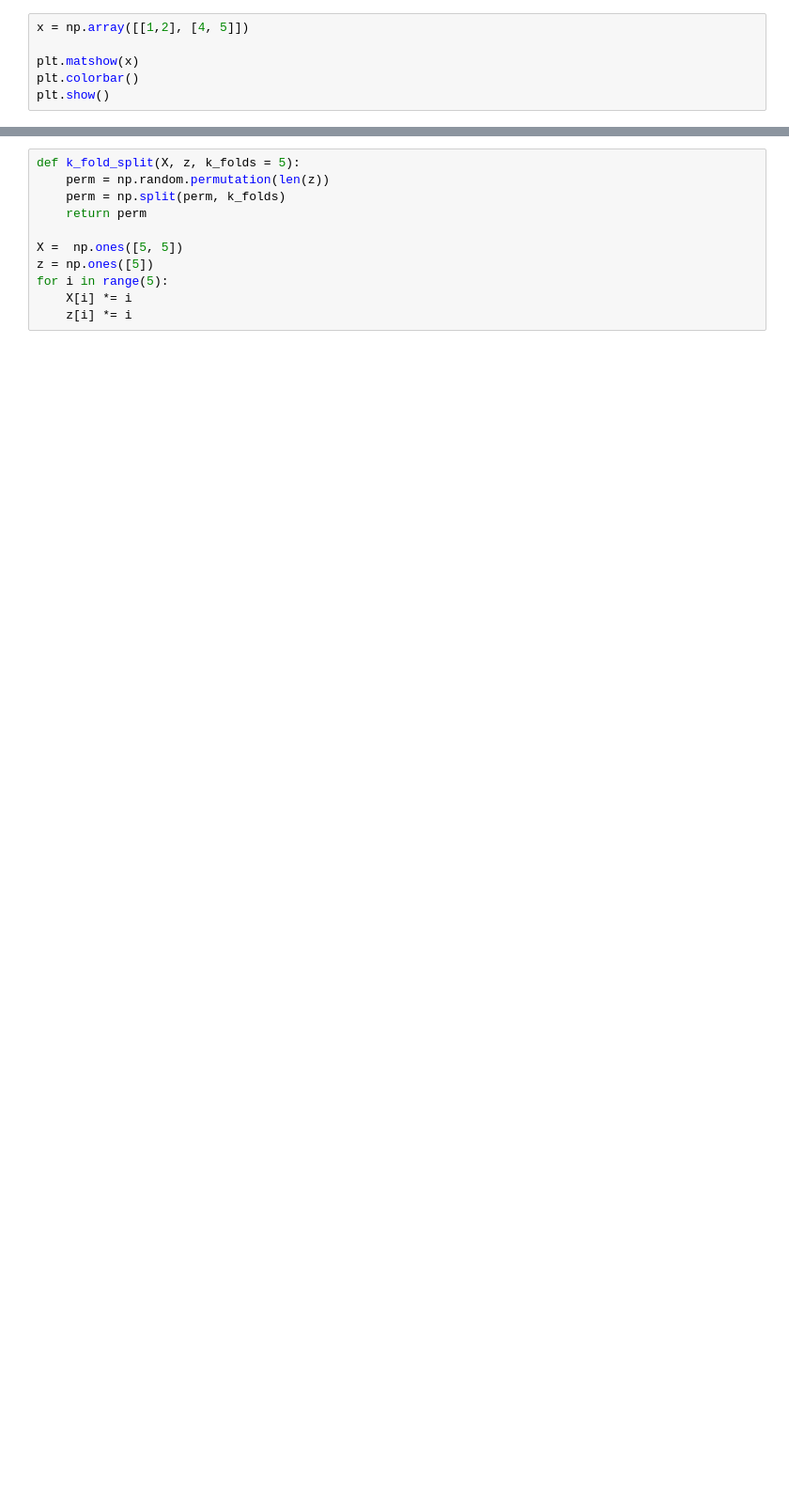
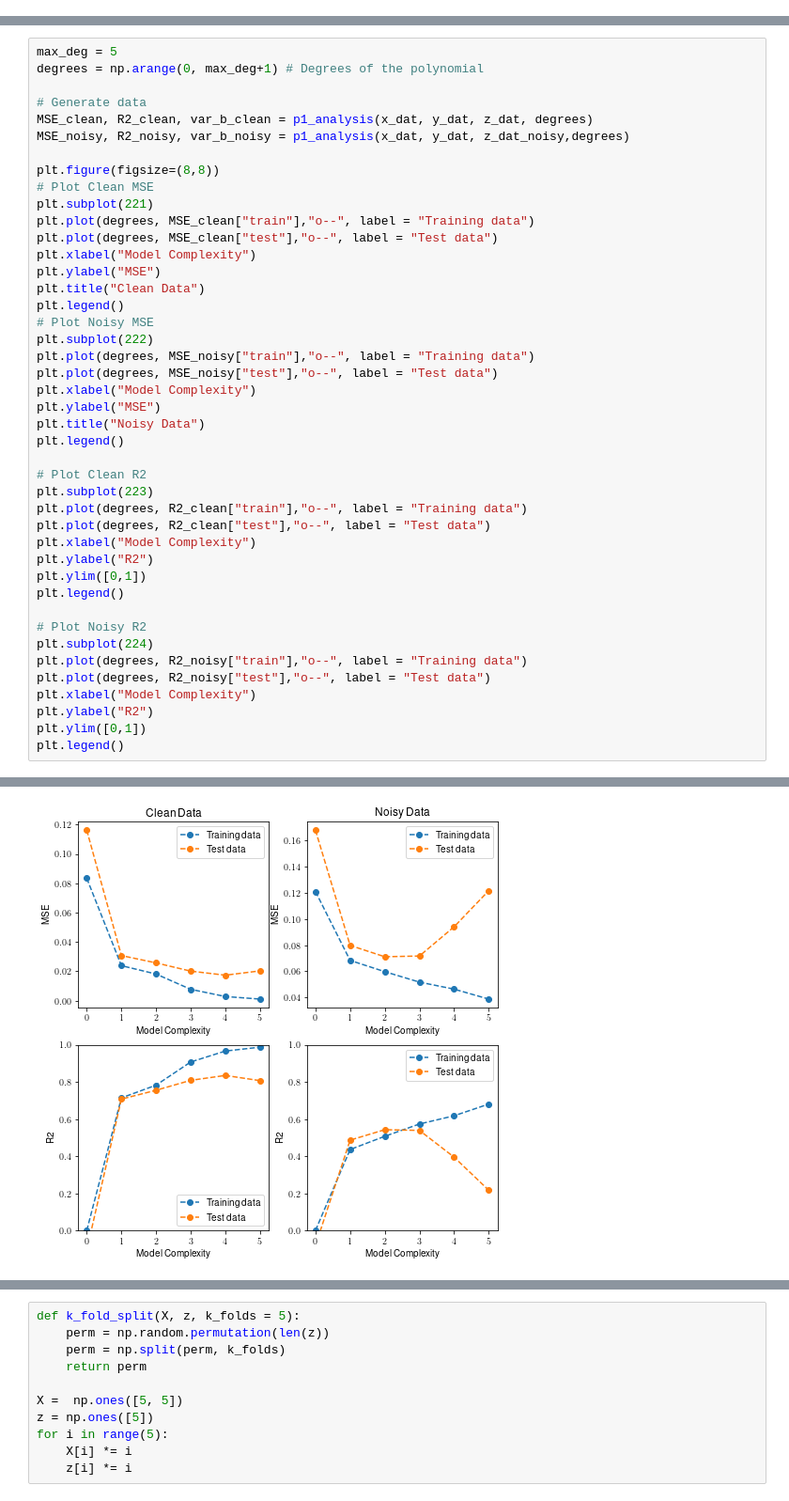
Before and after one commit to nicholaskarlsen/FYS-STK4155, a Jupyter notebook: project_1/notebooks/Untitled.ipynb, the cells around one changed output, grey strips where cells are left out. Shown at 94% size. Cells and saved outputs as stored; diff of their text form; blank space fills up the shorter version.

```diff
--- a/project_1/notebooks/Untitled.ipynb
+++ b/project_1/notebooks/Untitled.ipynb
@@ -62,6 +15,0 @@ plt.legend()
-# %%
-x = np.array([[1,2], [4, 5]])
-
-plt.matshow(x)
-plt.colorbar()
-plt.show()
@@ -76,0 +69,44 @@ print(beta)
+# %%
+max_deg = 5
+degrees = np.arange(0, max_deg+1) # Degrees of the polynomial
+
+# Generate data
+MSE_clean, R2_clean, var_b_clean = p1_analysis(x_dat, y_dat, z_dat, degrees)
+MSE_noisy, R2_noisy, var_b_noisy = p1_analysis(x_dat, y_dat, z_dat_noisy,degrees)
+
+plt.figure(figsize=(8,8))
+# Plot Clean MSE
+plt.subplot(221)
+plt.plot(degrees, MSE_clean["train"],"o--", label = "Training data")
+plt.plot(degrees, MSE_clean["test"],"o--", label = "Test data")
+plt.xlabel("Model Complexity")
+plt.ylabel("MSE")
+plt.title("Clean Data")
+plt.legend()
+# Plot Noisy MSE
+plt.subplot(222)
+plt.plot(degrees, MSE_noisy["train"],"o--", label = "Training data")
+plt.plot(degrees, MSE_noisy["test"],"o--", label = "Test data")
+plt.xlabel("Model Complexity")
+plt.ylabel("MSE")
+plt.title("Noisy Data")
+plt.legend()
+
+# Plot Clean R2
+plt.subplot(223)
+plt.plot(degrees, R2_clean["train"],"o--", label = "Training data")
+plt.plot(degrees, R2_clean["test"],"o--", label = "Test data")
+plt.xlabel("Model Complexity")
+plt.ylabel("R2")
+plt.ylim([0,1])
+plt.legend()
+
+# Plot Noisy R2
+plt.subplot(224)
+plt.plot(degrees, R2_noisy["train"],"o--", label = "Training data")
+plt.plot(degrees, R2_noisy["test"],"o--", label = "Test data")
+plt.xlabel("Model Complexity")
+plt.ylabel("R2")
+plt.ylim([0,1])
+plt.legend()
+# %% [output]
@@ -76,0 +115 @@ print(beta)
+[figure, added]
```
Also changed, not shown: parts of 20 cells of this notebook, 3 other files.
